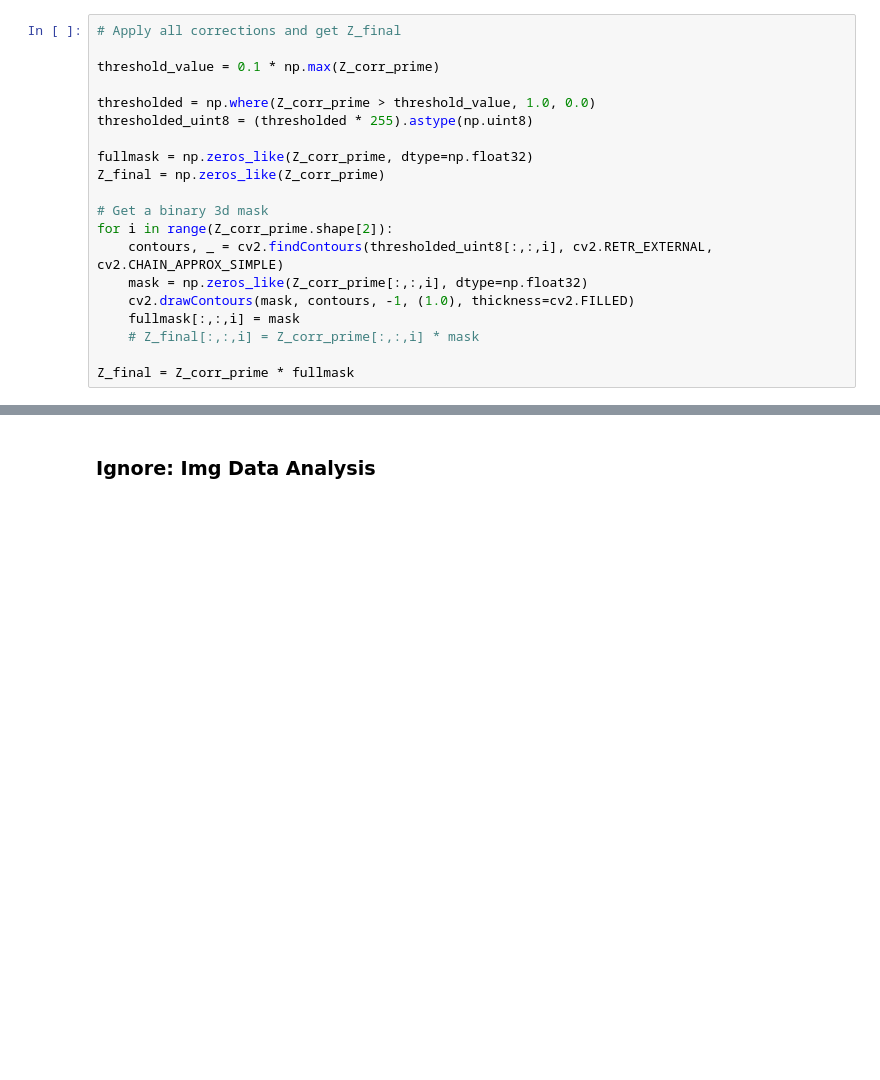
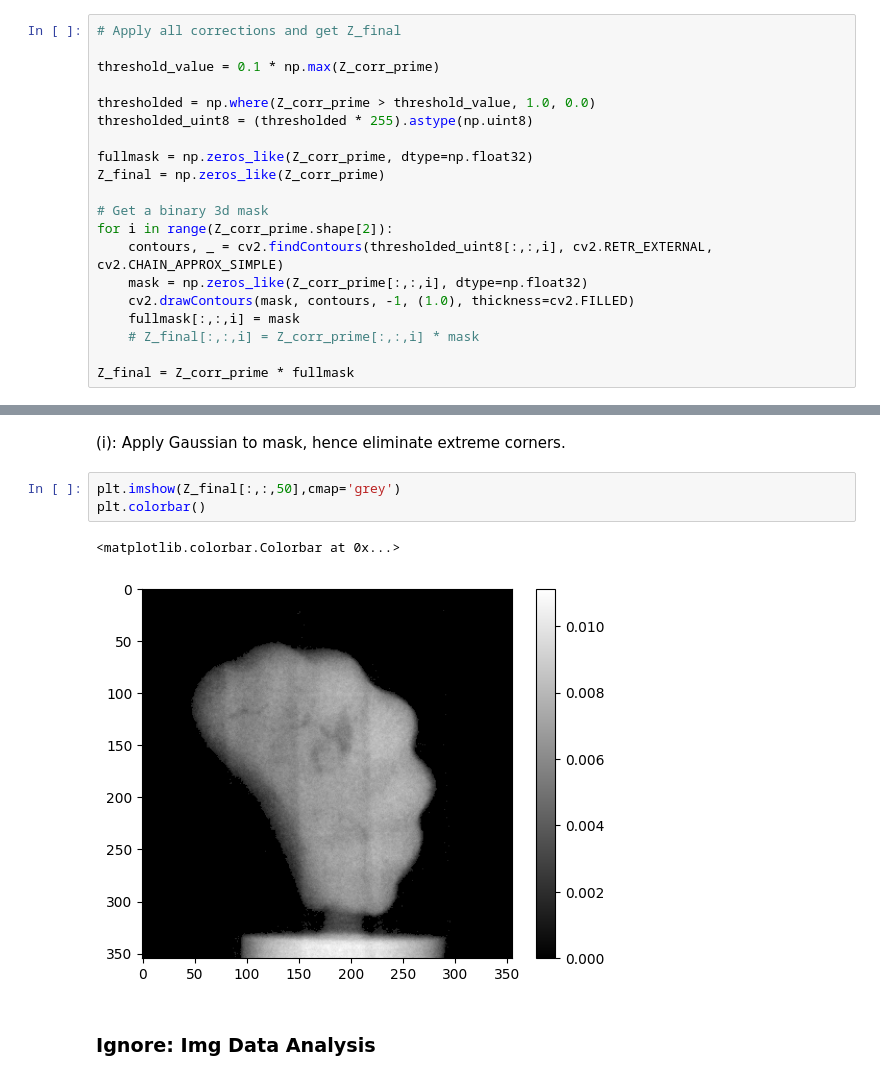
Before and after one commit to caramosparra/bachelor-thesis, a Jupyter notebook: preparation.ipynb, the cells around one changed output, grey strips where cells are left out. Drawn from its saved outputs; the diff is of its cells as text; blank space fills up the shorter version.

```diff
--- a/preparation.ipynb
+++ b/preparation.ipynb
@@ -166,3 +171,11 @@ Z_final = Z_corr_prime * fullmask
+# %% [markdown]
+(i): Apply Gaussian to mask, hence eliminate extreme corners.
+# %%
+plt.imshow(Z_final[:,:,50],cmap='grey')
+plt.colorbar()
+# %% [output]
+<matplotlib.colorbar.Colorbar at 0x...>
+[figure, added]
 # %% [markdown]
 ### Ignore: Img Data Analysis
 # %%
```
Also changed, not shown: parts of 1 cell of this notebook.
